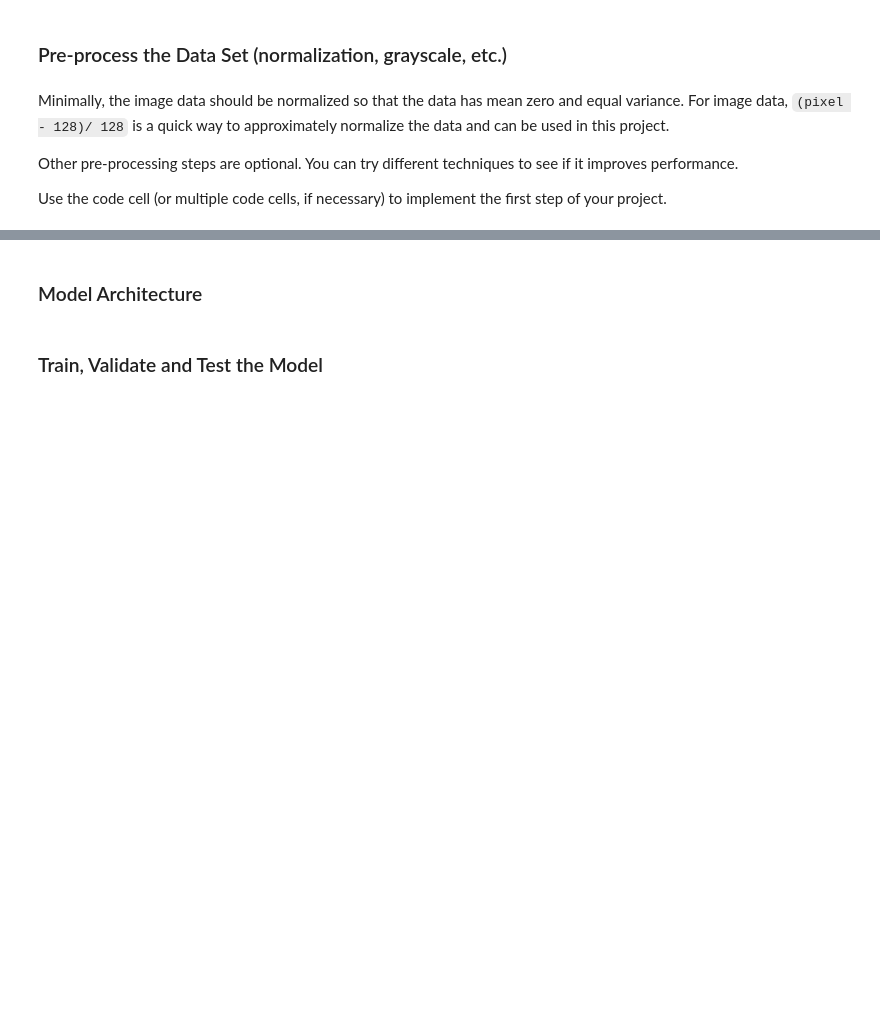
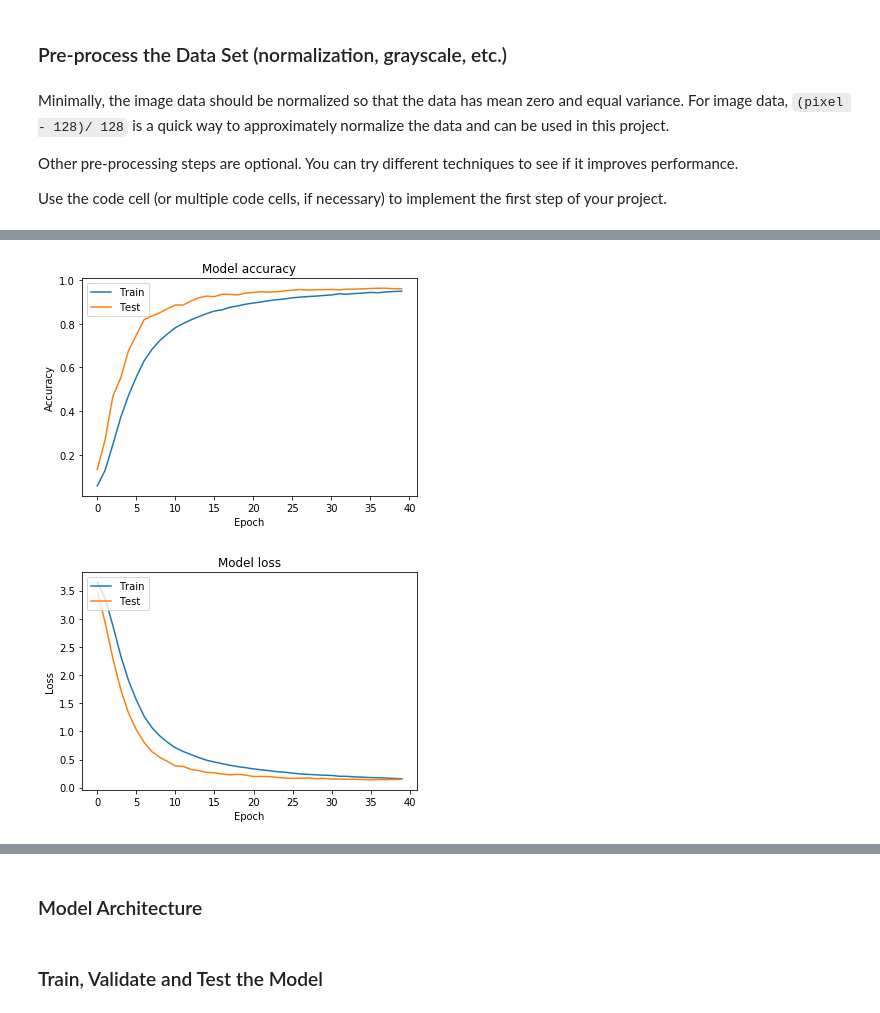
Before and after one commit to johnbarca/udacity_self_driving_car_eng, a Jupyter notebook: Traffic_Sign_Classifier.ipynb, the cells around one changed output, grey strips where cells are left out. Saved outputs shown, nothing was run; the diff lists cells and outputs as text; code cells hidden in the pictures; blank space fills up the shorter version.

Commit message:
keras version·

```diff
--- a/Traffic_Sign_Classifier.ipynb
+++ b/Traffic_Sign_Classifier.ipynb
@@ -199,0 +256,53 @@ assert(X_train.shape[1:] == (32, 32, 1))
+# %%
+#taken from https://gist.github.com/stared/dfb4dfaf6d9a8501cd1cc8b8cb806d2e
+import keras
+# updatable plot
+# a minimal example (sort of)
+
+class PlotLosses(keras.callbacks.Callback):
+    def on_train_begin(self, logs={}):
+        self.i = 0
+        self.x = []
+        self.losses = []
+        self.val_losses = []
+
+        self.fig = plt.figure()
+
+        self.logs = []
+
+    def on_epoch_end(self, epoch, logs={}):
+
+        self.logs.append(logs)
+        self.x.append(self.i)
+        self.losses.append(logs.get('acc'))
+        self.val_losses.append(logs.get('val_acc'))
+        self.i += 1
+
+        clear_output(wait=True)
+        plt.plot(self.x, self.losses, label="acc")
+        plt.plot(self.x, self.val_losses, label="val_acc")
+        plt.legend()
+        plt.show();
+
+plot_losses = PlotLosses()
+
+
+plt.plot(history.history['acc'])
+plt.plot(history.history['val_acc'])
+plt.title('Model accuracy')
+plt.ylabel('Accuracy')
+plt.xlabel('Epoch')
+plt.legend(['Train', 'Test'], loc='upper left')
+plt.show()
+
+# Plot training & validation loss values
+plt.plot(history.history['loss'])
+plt.plot(history.history['val_loss'])
+plt.title('Model loss')
+plt.ylabel('Loss')
+plt.xlabel('Epoch')
+plt.legend(['Train', 'Test'], loc='upper left')
+plt.show()
+# %% [output]
+[figure, added]
+[figure, added]
```
Also changed, not shown: parts of 20 cells of this notebook.
